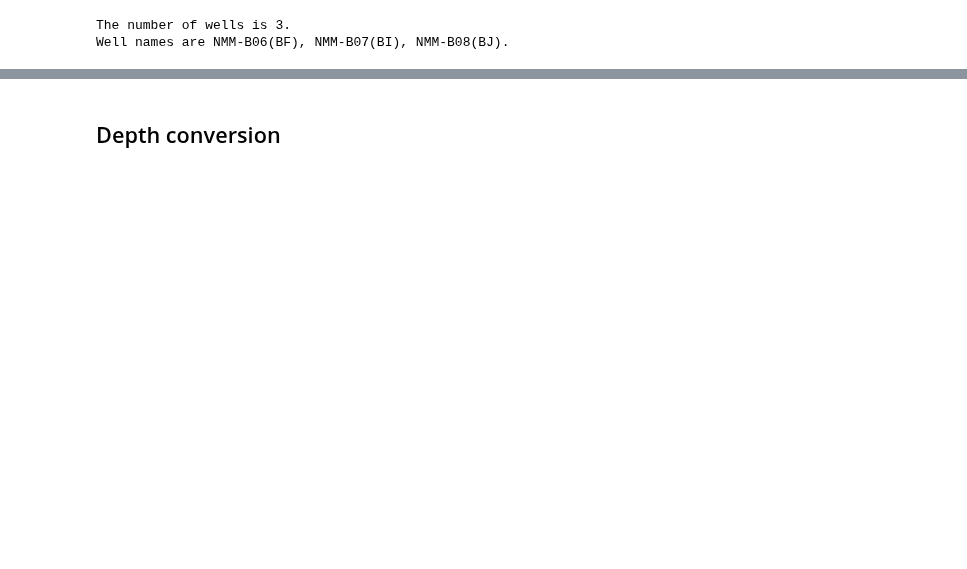
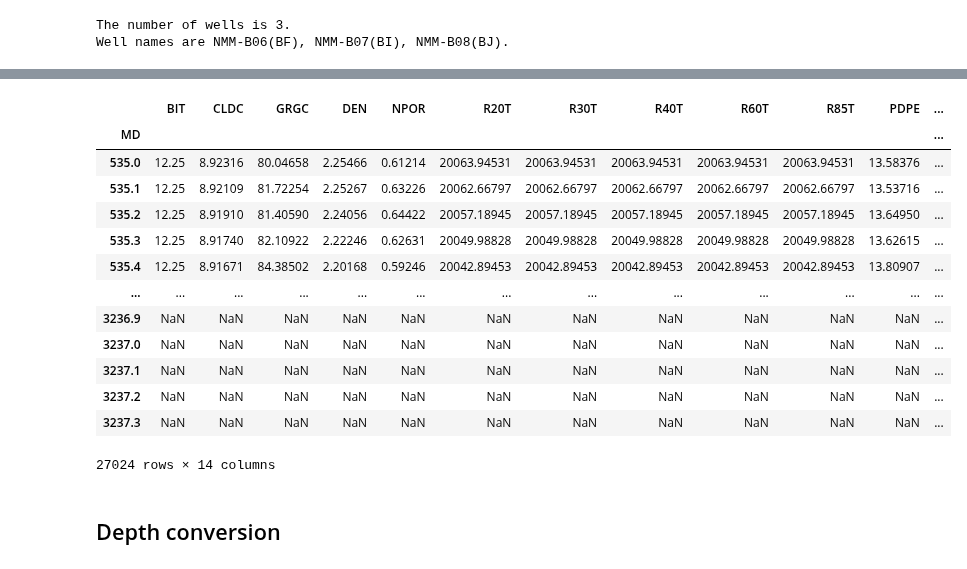
Before and after one commit to phumikrai/1D-MEM, a Jupyter notebook: Automated 1D MEM.ipynb, the cells around one changed output, grey strips where cells are left out. Cells and saved outputs as stored; diff of their text form; code cells hidden in the pictures; blank space fills up the shorter version.

```diff
--- a/Automated 1D MEM.ipynb
+++ b/Automated 1D MEM.ipynb
@@ -276,23 +273,3 @@ print('Well names are %s.' %', '.join(well_names))
 # %% [output]
 The number of wells is 3.
 Well names are NMM-B06(BF), NMM-B07(BI), NMM-B08(BJ).
-# %%
-# Define oil field type
-
-while True:
-    print('\n')
-    field_type = input('What is this oil field type [Onshore/Offshore]: ').strip()
-
-    if field_type.lower() == 'onshore':
-        field_type = field_type.lower()
-        break
-
-    elif field_type.lower() == 'offshore':
-        field_type = field_type.lower()
-        break
-
-    else:
-        print('Please type only \'Onshore\' or \'Offshore\'')
-        continue
-
-# Define field parameters by field type
@@ -298,0 +398,3 @@ while True:
+# %%
+las = df_lases[0].reset_index()
+las
@@ -299,3 +415,24 @@ while True:
+# %%
+las['MD'] = las['MD'] - 500
+# %%
+las = las.set_index('MD')
+# %%
+las
+# %% [output]
+|  | BIT | CLDC | GRGC | DEN | NPOR | R20T | R30T | R40T | R60T | R85T | PDPE | ... |
+| MD |  |  |  |  |  |  |  |  |  |  |  | ... |
+| 535.0 | 12.25 | 8.92316 | 80.04658 | 2.25466 | 0.61214 | 20063.94531 | 20063.94531 | 20063.94531 | 20063.94531 | 20063.94531 | 13.58376 | ... |
+| 535.1 | 12.25 | 8.92109 | 81.72254 | 2.25267 | 0.63226 | 20062.66797 | 20062.66797 | 20062.66797 | 20062.66797 | 20062.66797 | 13.53716 | ... |
+| 535.2 | 12.25 | 8.91910 | 81.40590 | 2.24056 | 0.64422 | 20057.18945 | 20057.18945 | 20057.18945 | 20057.18945 | 20057.18945 | 13.64950 | ... |
+| 535.3 | 12.25 | 8.91740 | 82.10922 | 2.22246 | 0.62631 | 20049.98828 | 20049.98828 | 20049.98828 | 20049.98828 | 20049.98828 | 13.62615 | ... |
+| 535.4 | 12.25 | 8.91671 | 84.38502 | 2.20168 | 0.59246 | 20042.89453 | 20042.89453 | 20042.89453 | 20042.89453 | 20042.89453 | 13.80907 | ... |
+| ... | ... | ... | ... | ... | ... | ... | ... | ... | ... | ... | ... | ... |
+| 3236.9 | NaN | NaN | NaN | NaN | NaN | NaN | NaN | NaN | NaN | NaN | NaN | ... |
+| 3237.0 | NaN | NaN | NaN | NaN | NaN | NaN | NaN | NaN | NaN | NaN | NaN | ... |
+| 3237.1 | NaN | NaN | NaN | NaN | NaN | NaN | NaN | NaN | NaN | NaN | NaN | ... |
+| 3237.2 | NaN | NaN | NaN | NaN | NaN | NaN | NaN | NaN | NaN | NaN | NaN | ... |
+| 3237.3 | NaN | NaN | NaN | NaN | NaN | NaN | NaN | NaN | NaN | NaN | NaN | ... |
+27024 rows × 14 columns
 # %%
 # Function for checking the curve completion of well
 
```
Also changed, not shown: parts of 8 cells of this notebook.
